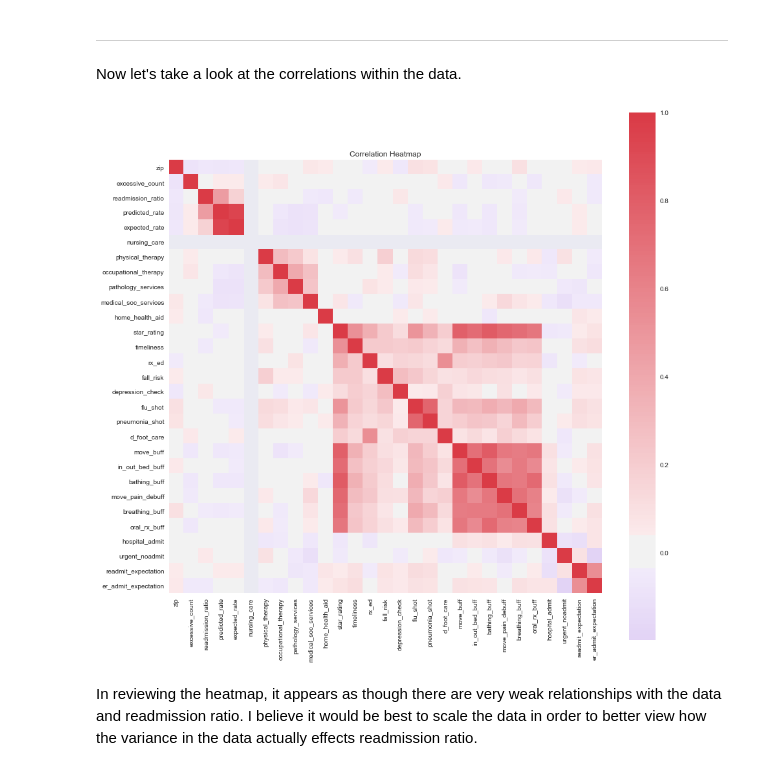
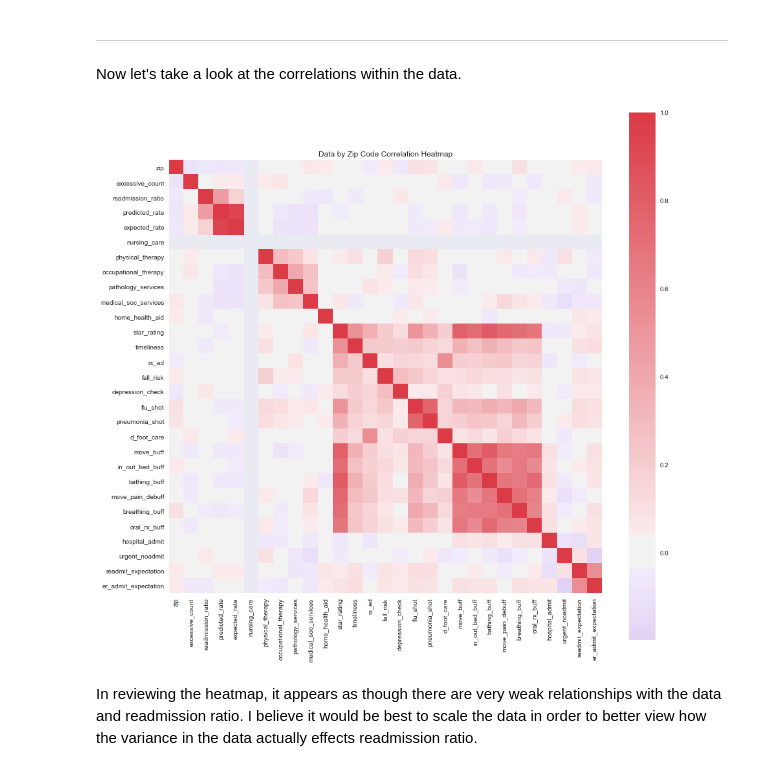
Before and after one commit to jsking751/Capstone_1, a Jupyter notebook: EDA and Analysis/EDA_Part_2.ipynb, the cells around one changed output. Saved outputs shown, nothing was run; the diff lists cells and outputs as text; code cells hidden in the pictures.

```diff
--- a/EDA and Analysis/EDA_Part_2.ipynb
+++ b/EDA and Analysis/EDA_Part_2.ipynb
@@ -178,13 +178,13 @@ Now let's take a look at the correlations within the data.
 # %%
 # Create Correlation Matrix to See Noteable Correlaitons
 f, ax = plt.subplots(figsize=(15, 15))
 corr = df.corr()
 sns.heatmap(corr, mask=np.zeros_like(corr, dtype=np.bool), cmap=sns.diverging_palette(999, 10, as_cmap=True),
             center=0,square=True, ax=ax)
-plt.title('Correlation Heatmap')
+plt.title('Data by Zip Code Correlation Heatmap')
 plt.show()
 # %% [output]
-[figure, old version]
+[figure, new version]
 # %% [markdown]
 In reviewing the heatmap, it appears as though there are very weak relationships with the data and readmission ratio.  I believe it would be best to scale the data in order to better view how the variance in the data actually effects readmission ratio.
 # %%
```
Also changed, not shown: parts of 5 cells of this notebook.
